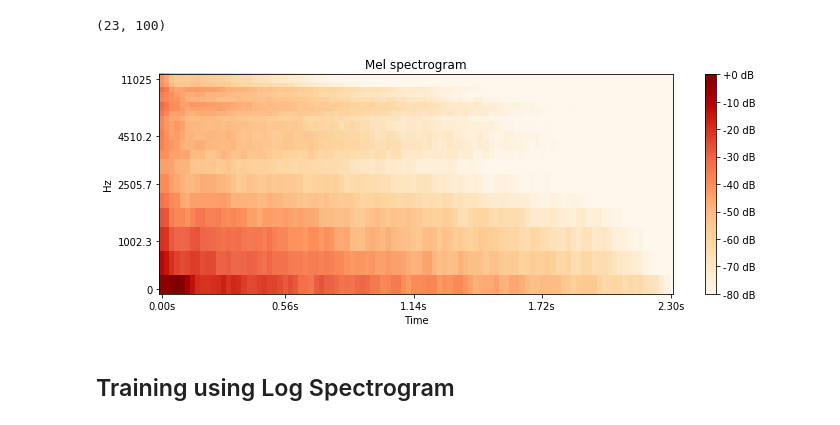
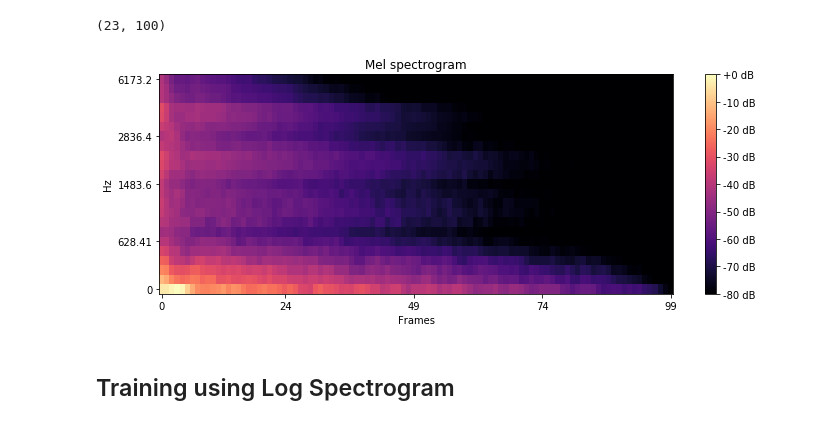
Before and after one commit to romulomanzano/soundflux, a Jupyter notebook: Urban Sound Classification - 2D MelSpectrogram - Feature Extraction.ipynb, the cells around one changed output. Cells and saved outputs as stored; diff of their text form; code cells hidden in the pictures.

Commit message:
Changes in order to properly plot the mel-scaled spectrograms

```diff
--- a/Urban Sound Classification - 2D MelSpectrogram - Feature Extraction.ipynb
+++ b/Urban Sound Classification - 2D MelSpectrogram - Feature Extraction.ipynb
@@ -107,15 +107,15 @@ features.shape
 # %%
 decibel_spec = extract_spectrogram(samples,sample_rate)
 #decibel_spec = np.mean(features,axis=0)
 plt.figure(figsize=(10, 4))
-librosa.display.specshow(decibel_spec,
-                          y_axis='log', fmax=8000,
-                          x_axis='time',freq_fmt='Hz')
+specdisplay.specshow(decibel_spec,
+                          y_axis='mel', fmax=8000,
+                          x_axis='frames',freq_fmt='Hz')
 plt.colorbar(format='%+2.0f dB')
 plt.title('Mel spectrogram')
 plt.tight_layout()
 # %% [output]
-[figure, old version]
+[figure, new version]
 # %% [markdown]
 ## Training using Log Spectrogram
 # %%
```
Also changed, not shown: parts of 1 cell of this notebook, 3 other files.
